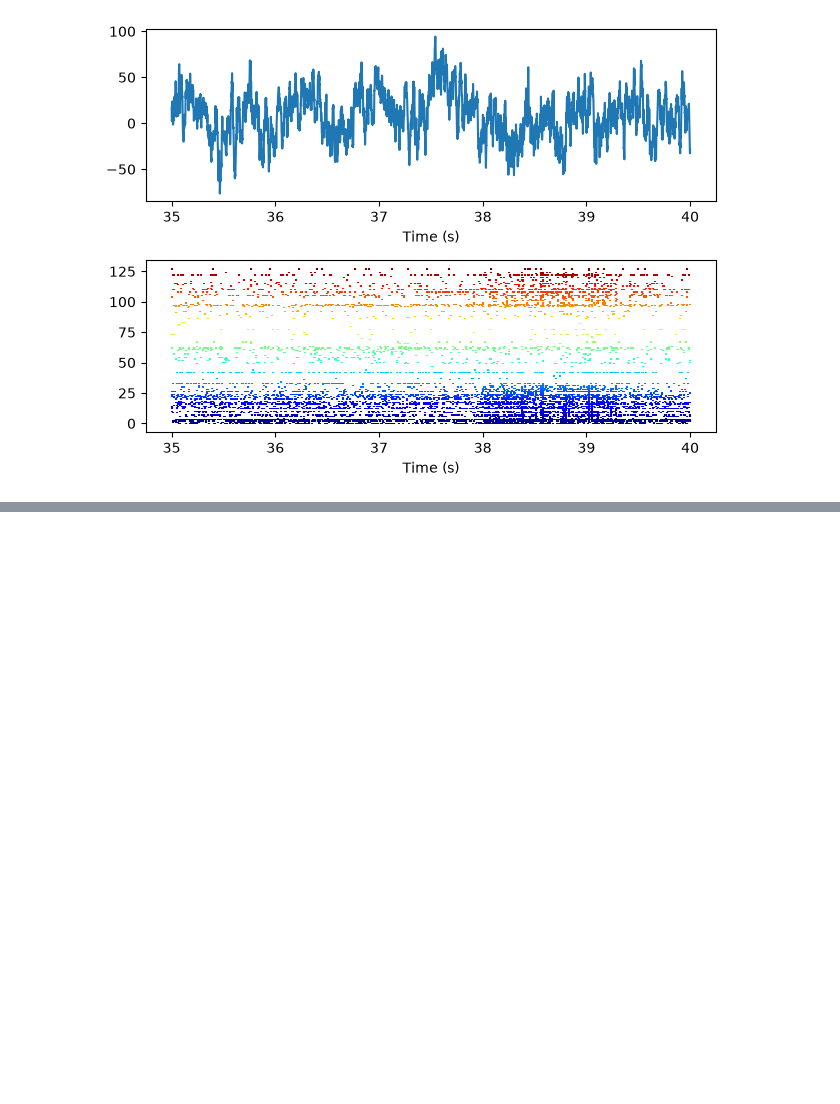
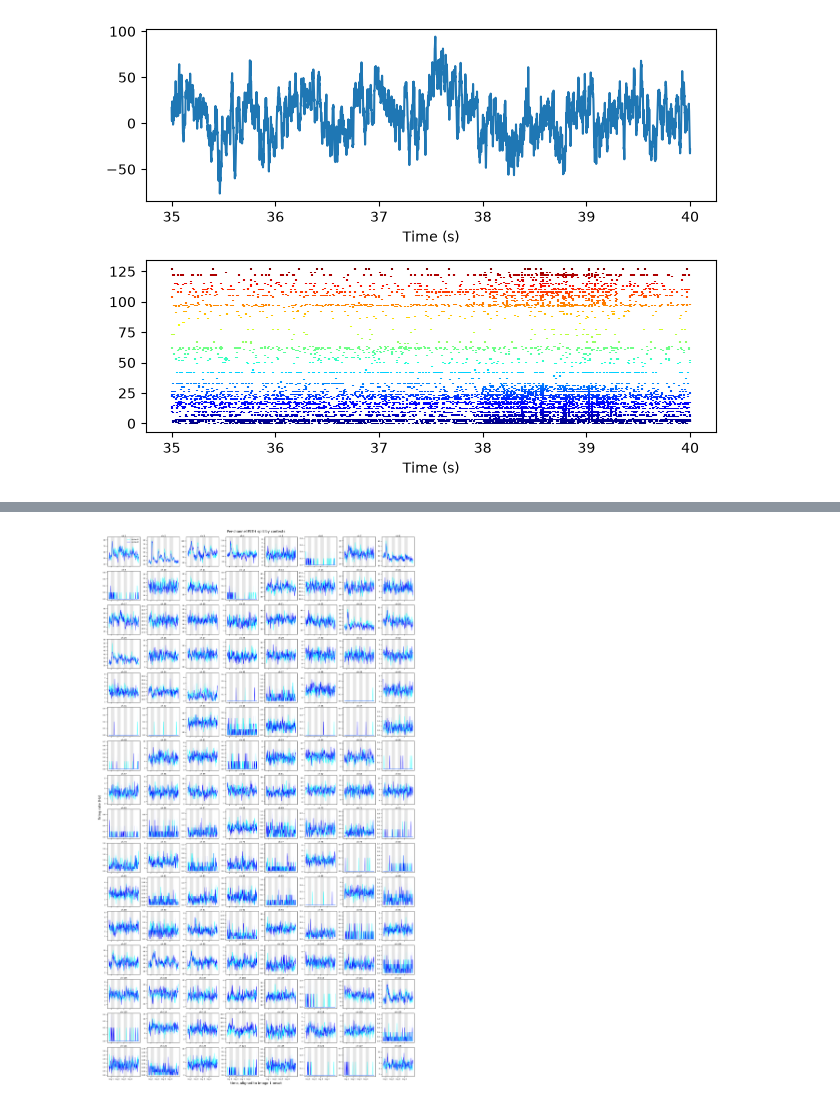
Before and after one commit to rishab-iyer1/passive_seq, a Jupyter notebook: src/decoding_ri/replicate_decoding.ipynb, the cells around one changed output, grey strips where cells are left out. Cells and saved outputs as stored; diff of their text form; code cells hidden in the pictures; blank space fills up the shorter version.

```diff
--- a/src/decoding_ri/replicate_decoding.ipynb
+++ b/src/decoding_ri/replicate_decoding.ipynb
@@ -110,14 +122,8 @@ check_timing(ev)
 # %%
-phases = {
+contexts = {
     "context1": lambda x: (x.block <= 20) & (x.block % 2 == 1),
     "context2": lambda x: (x.block <= 20) & (x.block % 2 == 0)
 }
-# img_num = {    "img1": lambda x: x.images % 4 == 0,
-#     "img2": lambda x: x.images % 4 == 1,
-#     "img3": lambda x: x.images % 4 == 2,
-#     "img4": lambda x: x.images % 4 == 3
-# }
-label(ev.blocks, "context", phases)
-label(ev.images, "img_num", img_num)
-context_tuning = nap.compute_response_per_epoch(spikes, split_by(ev.blocks, "context"))
+
+label(imgs, "context", contexts)  # label each image with a new column called "context" according to contexts (defined above)
 # %% [output]
@@ -172,0 +195,34 @@ array([[0.25]])
+# %%
+# rate[ctx]: (time, sequences, channels), in Hz — computed once, reused by every subplot
+rate = {}
+for ctx in contexts:
+    p = nap.compute_perievent(counts, nap.Ts(t=first[first.context == ctx].start), window=window)
+    rate[ctx] = np.asarray(p) / bin_size
+t = p.t
+
+img_on = [np.median(imgs[imgs.pos == k].start - first.start) for k in range(1, 5)]
+img_off = [np.median(imgs[imgs.pos == k].end - first.start) for k in range(1, 5)]
+ch_ids = np.asarray(spikes.channel_id)
+
+fig, axs = plt.subplots(16, 8, figsize=(16, 28), sharex=True, constrained_layout=True)
+for ch, ax in enumerate(axs.flat):
+    for on, off in zip(img_on, img_off):
+        ax.axvspan(on, off, color="0.9", zorder=0)
+    for i, ctx in enumerate(contexts):
+        r = rate[ctx][:, :, ch]
+        m, sem = r.mean(axis=1), r.std(axis=1) / np.sqrt(r.shape[1])
+        ax.plot(t, m, lw=0.8, label=ctx, color=colors[i])
+        ax.fill_between(t, m - sem, m + sem, alpha=0.1, lw=0, color=colors[i])
+    ax.set_title(f"ch {ch_ids[ch]}", fontsize=7, pad=2)
+    ax.tick_params(labelsize=6)
+
+axs[0, 0].legend(fontsize=6, frameon=False)
+for ax in axs[-1]:
+    ax.set_xticks(img_on, [f"img {k}" for k in range(1, 5)])
+fig.supxlabel("time, aligned to image 1 onset")
+fig.supylabel("firing rate (Hz)")
+fig.suptitle('Per-channel PSTH split by contexts')
+plt.savefig(f'{figure_path}/perchannel_contextdpdt_FR_day2')
+plt.show()
+# %% [output]
+[figure, added]
```
Also changed, not shown: parts of 9 cells of this notebook, 3 other files.
